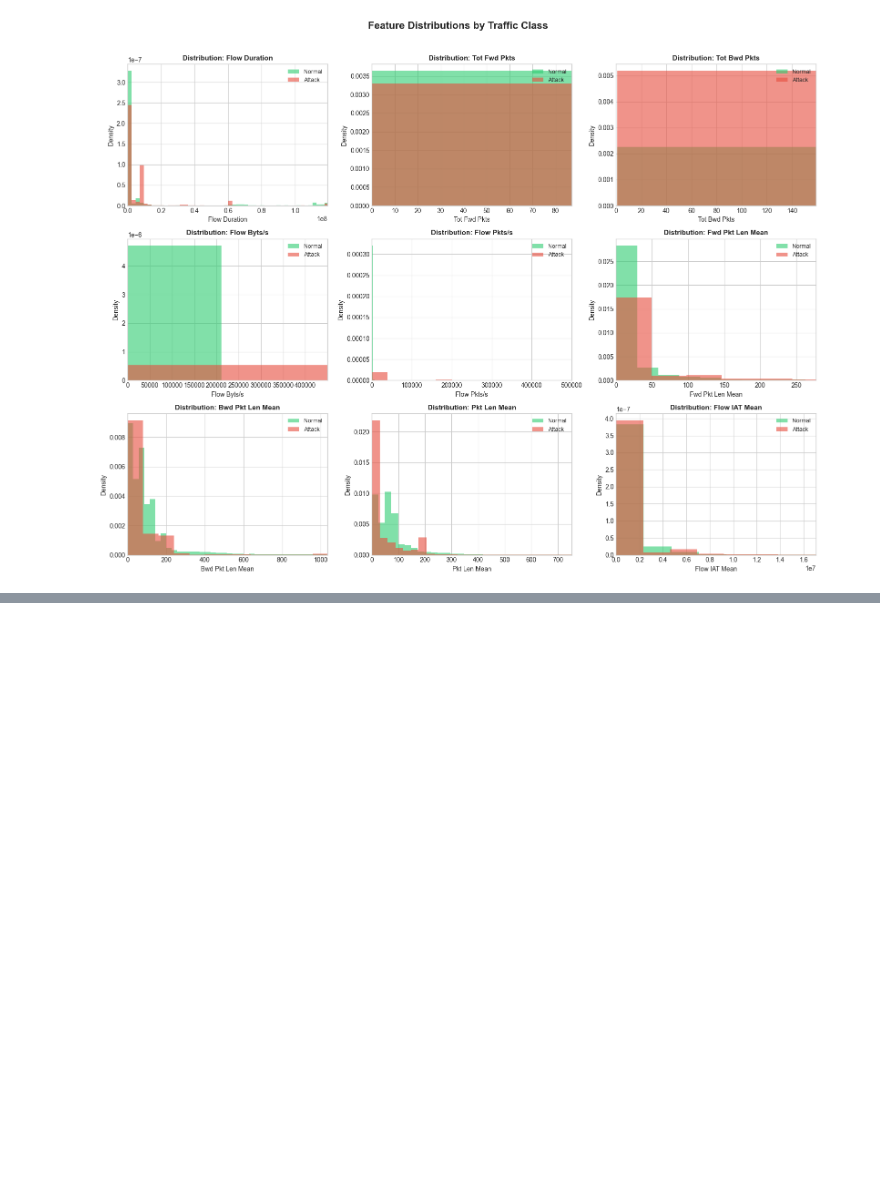
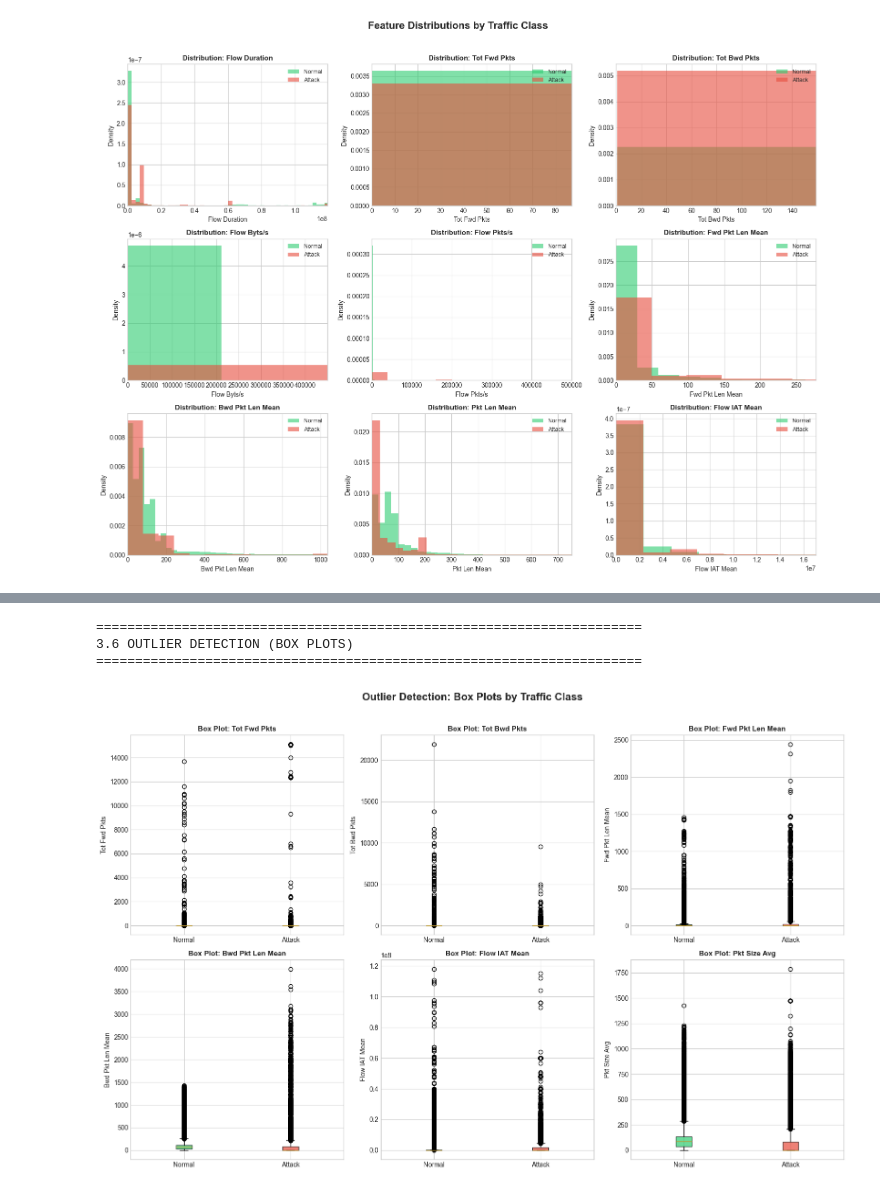
Before and after one commit to zaighumhasaan/ai-crawler-tarpits, a Jupyter notebook: 01_environment_setup.ipynb, the cells around one changed output, grey strips where cells are left out. Cells and saved outputs as stored; diff of their text form; code cells hidden in the pictures; blank space fills up the shorter version.

Commit message:
Box plot based outlier detection

```diff
--- a/01_environment_setup.ipynb
+++ b/01_environment_setup.ipynb
@@ -306,0 +355,37 @@ plt.show()
+# %%
+# 3.6 Box Plots for Outlier Detection
+print("\n" + "=" * 70)
+print("3.6 OUTLIER DETECTION (BOX PLOTS)")
+print("=" * 70)
+
+# Select features for box plots
+box_features = ['Tot Fwd Pkts', 'Tot Bwd Pkts', 'Fwd Pkt Len Mean',
+                'Bwd Pkt Len Mean', 'Flow IAT Mean', 'Pkt Size Avg']
+
+fig, axes = plt.subplots(2, 3, figsize=(16, 10))
+axes = axes.flatten()
+
+for idx, feature in enumerate(box_features):
+    ax = axes[idx]
+
+    # Create box plot by class
+    data_to_plot = [df[df['Label']==0][feature], df[df['Label']==1][feature]]
+    bp = ax.boxplot(data_to_plot, labels=['Normal', 'Attack'], patch_artist=True)
+
+    colors = ['#2ecc71', '#e74c3c']
+    for patch, color in zip(bp['boxes'], colors):
+        patch.set_facecolor(color)
+        patch.set_alpha(0.7)
+
+    ax.set_ylabel(feature, fontsize=10)
+    ax.set_title(f'Box Plot: {feature}', fontsize=11, fontweight='bold')
+
+plt.suptitle('Outlier Detection: Box Plots by Traffic Class', fontsize=16, fontweight='bold', y=1.02)
+plt.tight_layout()
+plt.savefig('boxplots_outliers.png', dpi=300, bbox_inches='tight')
+plt.show()
+# %% [output]
+======================================================================
+3.6 OUTLIER DETECTION (BOX PLOTS)
+======================================================================
+[figure, added]
```
Also changed, not shown: parts of 2 cells of this notebook, 1 other file.
